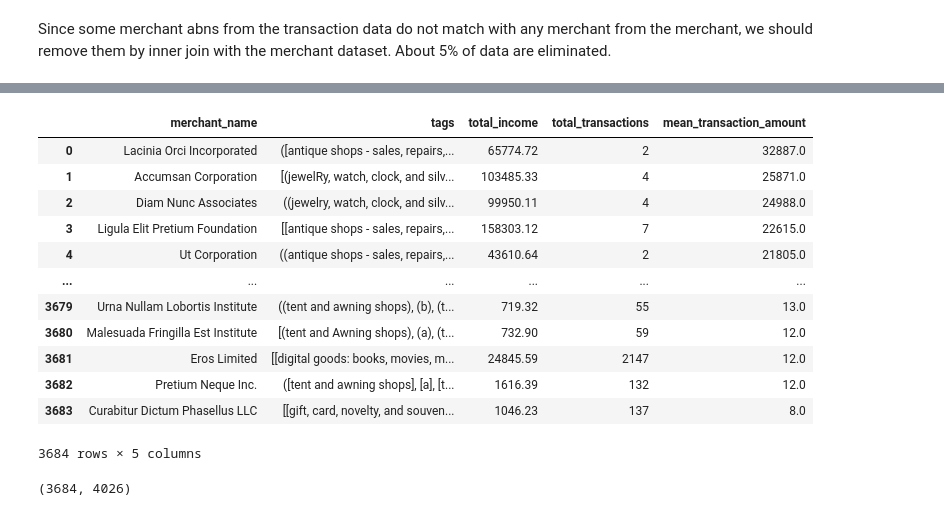
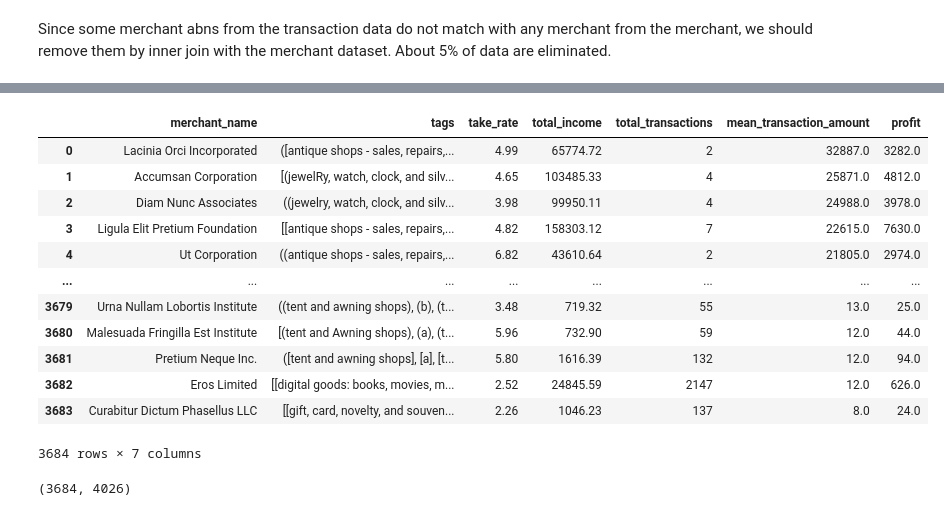
Before and after one commit to MAST30034-Applied-Data-Science/generic-buy-now-pay-later-project-group-33, a Jupyter notebook: notebooks/preliminary analysis.ipynb, the cells around one changed output, grey strips where cells are left out. Saved outputs shown, nothing was run; the diff lists cells and outputs as text; code cells hidden in the pictures.

```diff
--- a/notebooks/preliminary analysis.ipynb
+++ b/notebooks/preliminary analysis.ipynb
@@ -75,3 +78,9 @@ consumer_df =  consumer_id.join(raw_consumer_df, consumer_id.consumer_id == raw_
+# %%
+merchant_df = merchant_df.withColumn('tags_string', split(merchant_df['tags'], ':'))\
+                         .withColumn('rate_string', element_at(col('tags_string'), -1))\
+                         .withColumn('rate_substring', substring('rate_string', 1, 5))\
+                         .withColumn('take_rate', col('rate_substring').cast('double'))\
+                         .drop('rate_string', 'rate_substring', 'tags_string')
 # %%
 transactions_df = raw_transactions_df.join(merchant_df, raw_transactions_df.merchant_abn == merchant_df.merchant_abn, 'inner')\
                            .join(consumer_df, raw_transactions_df.user_id == consumer_df.user_id, 'inner')\
@@ -101,8 +110,9 @@ We compute the total income and number of transactions for each merchant for the
 # %%
-merchant_income = transactions_df.groupBy('merchant_name', 'tags')\
+merchant_detail = transactions_df.groupBy('merchant_name', 'tags', 'take_rate')\
                   .agg(
                        F.round(F.sum('dollar_value'),2).alias('total_income'),
-                       F.count('merchant_name').alias('total_transactions'))\
-                  .orderBy('total_income', ascending = False)\
-                  .withColumn('mean_transaction_amount',  F.round(F.col('total_income')/F.col('total_transactions')))
+                       F.count('merchant_name').alias('total_transactions'), )\
+                  .withColumn('mean_transaction_amount',  F.round(F.col('total_income')/F.col('total_transactions')))\
+                  .withColumn('profit',  F.round(F.col('total_income')*F.col('take_rate')/100))\
+                  .orderBy('profit', ascending = False)
 # %%
@@ -140,17 +150,17 @@ merchant_income.orderBy('total_transactions', ascending = False).toPandas()
 # %%
-merchant_income.orderBy('mean_transaction_amount', ascending = False).toPandas()
+merchant_detail.orderBy('mean_transaction_amount', ascending = False).toPandas()
 # %% [output]
-|  | merchant_name | tags | total_income | total_transactions | mean_transaction_amount |
-| 0 | Lacinia Orci Incorporated | ([antique shops - sales, repairs,... | 65774.72 | 2 | 32887.0 |
-| 1 | Accumsan Corporation | [(jewelRy, watch, clock, and silv... | 103485.33 | 4 | 25871.0 |
-| 2 | Diam Nunc Associates | ((jewelry, watch, clock, and silv... | 99950.11 | 4 | 24988.0 |
-| 3 | Ligula Elit Pretium Foundation | [[antique shops - sales, repairs,... | 158303.12 | 7 | 22615.0 |
-| 4 | Ut Corporation | ((antique shops - sales, repairs,... | 43610.64 | 2 | 21805.0 |
-| ... | ... | ... | ... | ... | ... |
-| 3679 | Urna Nullam Lobortis Institute | ((tent and awning shops), (b), (t... | 719.32 | 55 | 13.0 |
-| 3680 | Malesuada Fringilla Est Institute | [(tent and Awning shops), (a), (t... | 732.90 | 59 | 12.0 |
-| 3681 | Eros Limited | [[digital goods: books, movies, m... | 24845.59 | 2147 | 12.0 |
-| 3682 | Pretium Neque Inc. | ([tent and awning shops], [a], [t... | 1616.39 | 132 | 12.0 |
-| 3683 | Curabitur Dictum Phasellus LLC | [[gift, card, novelty, and souven... | 1046.23 | 137 | 8.0 |
+|  | merchant_name | tags | take_rate | total_income | total_transactions | mean_transaction_amount | profit |
+| 0 | Lacinia Orci Incorporated | ([antique shops - sales, repairs,... | 4.99 | 65774.72 | 2 | 32887.0 | 3282.0 |
+| 1 | Accumsan Corporation | [(jewelRy, watch, clock, and silv... | 4.65 | 103485.33 | 4 | 25871.0 | 4812.0 |
+| 2 | Diam Nunc Associates | ((jewelry, watch, clock, and silv... | 3.98 | 99950.11 | 4 | 24988.0 | 3978.0 |
+| 3 | Ligula Elit Pretium Foundation | [[antique shops - sales, repairs,... | 4.82 | 158303.12 | 7 | 22615.0 | 7630.0 |
+| 4 | Ut Corporation | ((antique shops - sales, repairs,... | 6.82 | 43610.64 | 2 | 21805.0 | 2974.0 |
+| ... | ... | ... | ... | ... | ... | ... | ... |
+| 3679 | Urna Nullam Lobortis Institute | ((tent and awning shops), (b), (t... | 3.48 | 719.32 | 55 | 13.0 | 25.0 |
+| 3680 | Malesuada Fringilla Est Institute | [(tent and Awning shops), (a), (t... | 5.96 | 732.90 | 59 | 12.0 | 44.0 |
+| 3681 | Pretium Neque Inc. | ([tent and awning shops], [a], [t... | 5.80 | 1616.39 | 132 | 12.0 | 94.0 |
+| 3682 | Eros Limited | [[digital goods: books, movies, m... | 2.52 | 24845.59 | 2147 | 12.0 | 626.0 |
+| 3683 | Curabitur Dictum Phasellus LLC | [[gift, card, novelty, and souven... | 2.26 | 1046.23 | 137 | 8.0 | 24.0 |
-3684 rows × 5 columns
+3684 rows × 7 columns
 # %%
```
Also changed, not shown: parts of 12 cells of this notebook, 1 other file.
